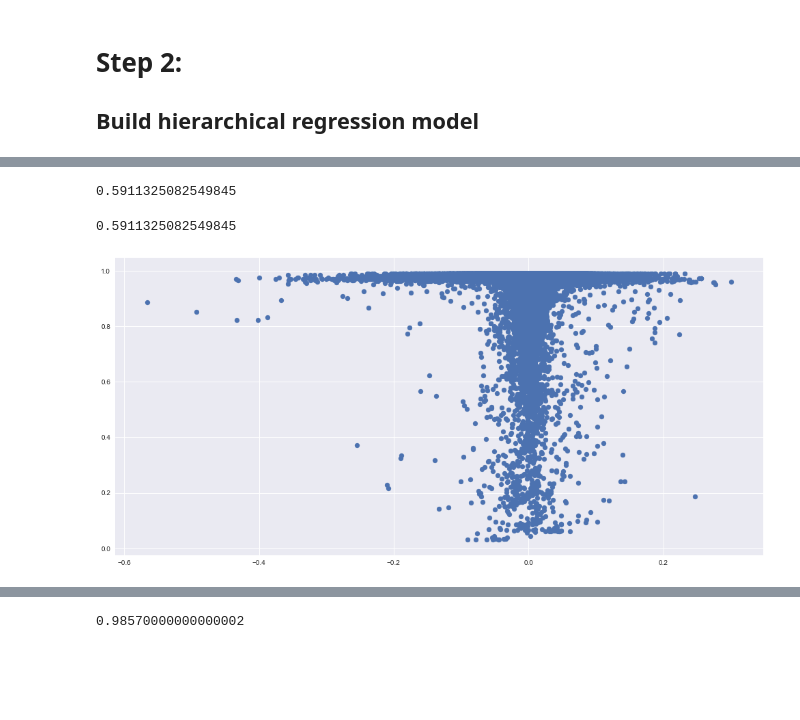
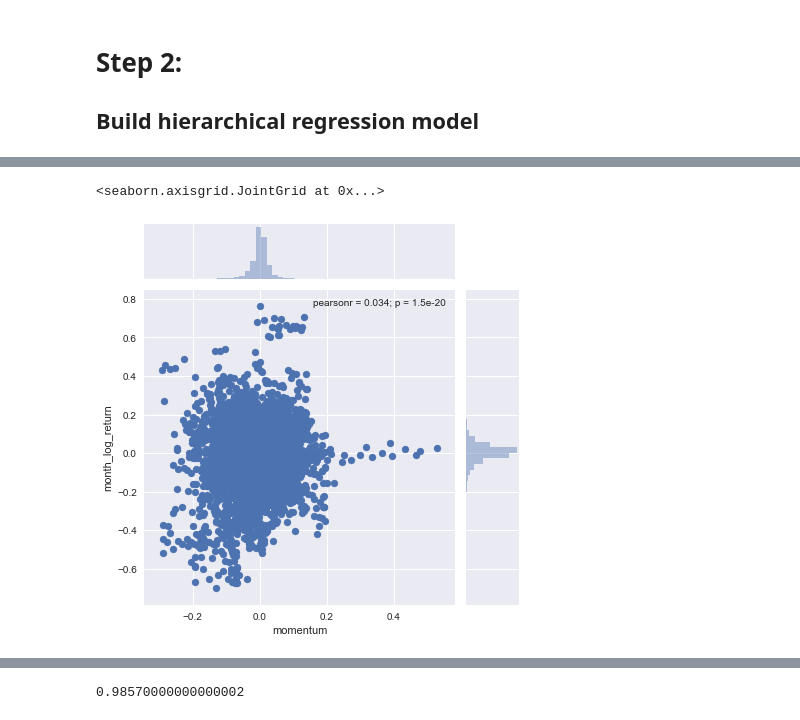
Before and after one commit to bglick13/Bayesian-Stock-Models, a Jupyter notebook: Initial Research.ipynb, the cells around one changed output, grey strips where cells are left out. Drawn from its saved outputs; the diff is of its cells as text; code cells hidden in the pictures; blank space fills up the shorter version.

```diff
--- a/Initial Research.ipynb
+++ b/Initial Research.ipynb
@@ -249,14 +320,5 @@ sns.distplot(combined['prediction'])
-# %%
-len(combined.loc[combined['month_log_return'] > 0]) / len(combined)
-# %% [output]
-0.5911325082549845
-# %%
-tp = len(combined.loc[(combined['month_log_return'] > 0) & (combined['prediction'] > 0)]) / len(combined[combined['prediction'] > 0])
-tp
-# %% [output]
-0.5911325082549845
-# %%
-fig, ax = plt.subplots(figsize=(17, 8))
-ax = plt.scatter(combined['month_return'], combined['prediction'])
-# %% [output]
-[figure, removed]
+# %%
+sns.jointplot('momentum', 'month_log_return', data=combined)
+# %% [output]
+<seaborn.axisgrid.JointGrid at 0x...>
+[figure, added]
```
Also changed, not shown: parts of 23 cells of this notebook, 14 other files.
